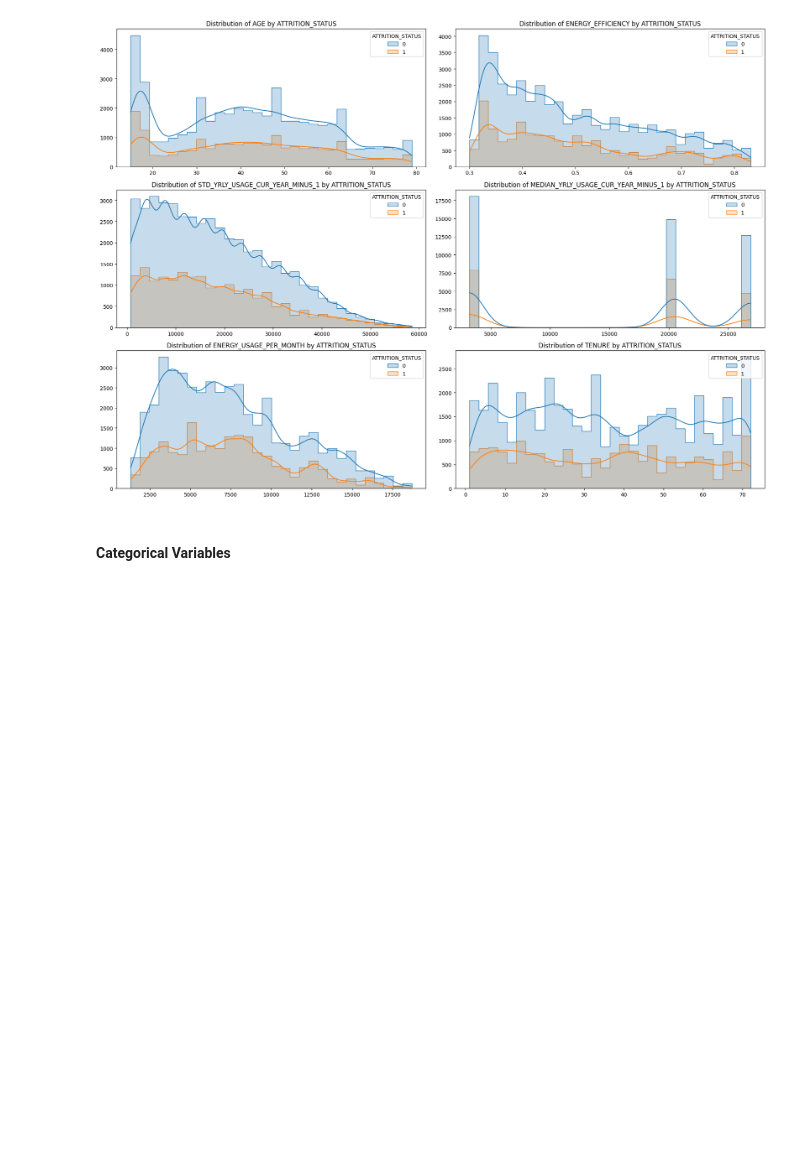
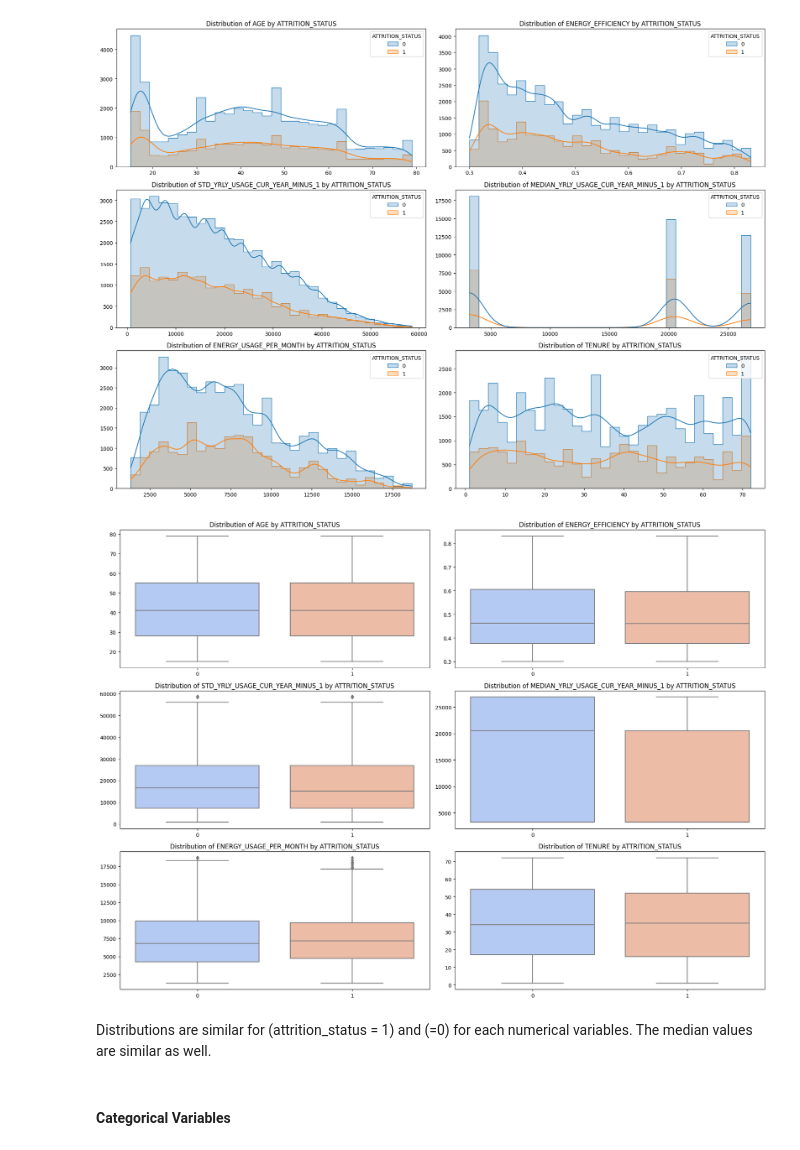
Before and after one commit to hiu04/Attrition_Project, a Jupyter notebook: Attrition_View.ipynb, the cells around one changed output. Saved outputs shown, nothing was run; the diff lists cells and outputs as text; code cells hidden in the pictures; blank space fills up the shorter version.

```diff
--- a/Attrition_View.ipynb
+++ b/Attrition_View.ipynb
@@ -174,6 +199,24 @@ plt.tight_layout()
 plt.show()
 # %% [output]
 [figure]
+# %%
+fig, axes = plt.subplots(3, 2, figsize=(18, 13))
+fig.subplots_adjust(hspace=0.5, wspace=0.5)
+axes = axes.ravel()
+
+for i, column in enumerate(numerical_vars):
+    sns.boxplot(x='ATTRITION_STATUS', y=column,
+                data=data, palette='coolwarm', ax=axes[i])
+    axes[i].set_title(f'Distribution of {column} by ATTRITION_STATUS')
+    axes[i].set_xlabel('')
+    axes[i].set_ylabel('')
+
+plt.tight_layout()
+plt.show()
+# %% [output]
+[figure, added]
+# %% [markdown]
+Distributions are similar for (attrition_status = 1) and (=0) for each numerical variables. The median values are similar as well.
 # %% [markdown]
 #### Categorical Variables
 # %% [markdown]
```
Also changed, not shown: parts of 45 cells of this notebook.
